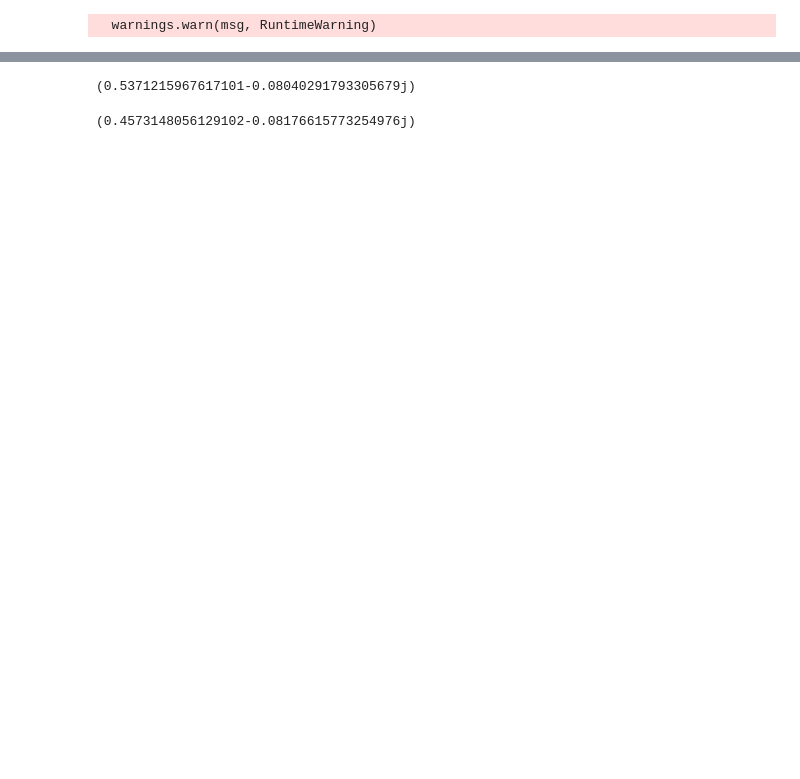
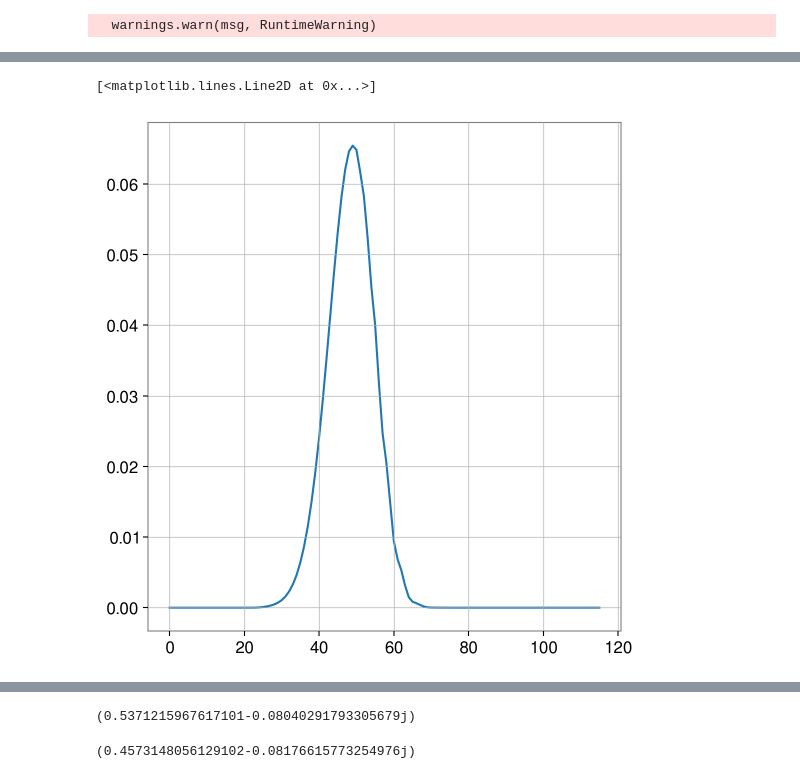
Before and after one commit to Lu-Neil/qnm_filter, a Jupyter notebook: code_demo/Systematics/Systematics MDC.ipynb, the cells around one changed output, grey strips where cells are left out. Cells and saved outputs as stored; diff of their text form; code cells hidden in the pictures; blank space fills up the shorter version.

```diff
--- a/code_demo/Systematics/Systematics MDC.ipynb
+++ b/code_demo/Systematics/Systematics MDC.ipynb
@@ -115,0 +115,7 @@ Text(0, 0.5, '$\\chi_f$')
+# %%
+evidence = logsumexp(likelihood_data)
+normalized_mass = np.exp(logsumexp(likelihood_data, axis=0) - evidence)
+normalized_chi = np.exp(logsumexp(likelihood_data, axis=1) - evidence)
+
+renormalized_mass = normalized_mass/np.sum(normalized_mass * delta_mass)
+renormalized_chi = normalized_chi/np.sum(normalized_chi * delta_chi)
@@ -115,0 +130,5 @@ Text(0, 0.5, '$\\chi_f$')
+# %%
+pl.plot(normalized_mass*delta_mass)
+# %% [output]
+[<matplotlib.lines.Line2D at 0x...>]
+[figure, added]
```
Also changed, not shown: parts of 28 cells of this notebook, 7 other files.
